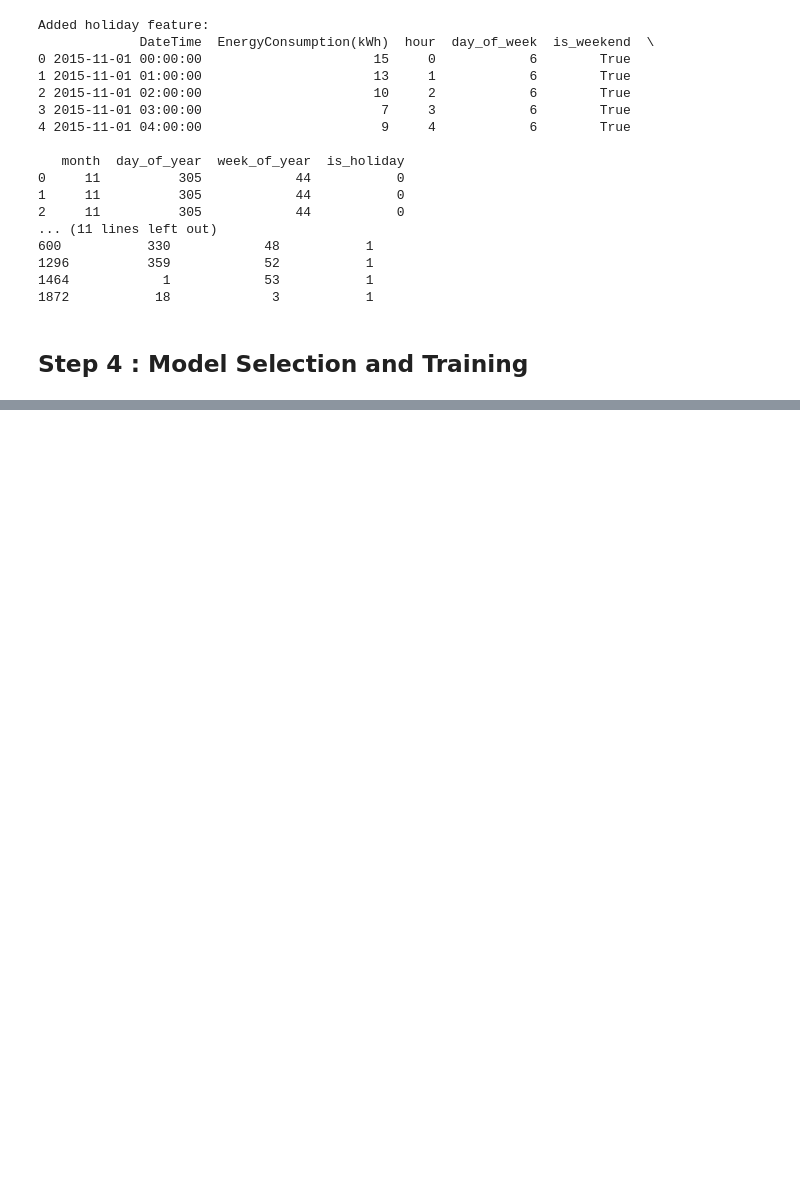
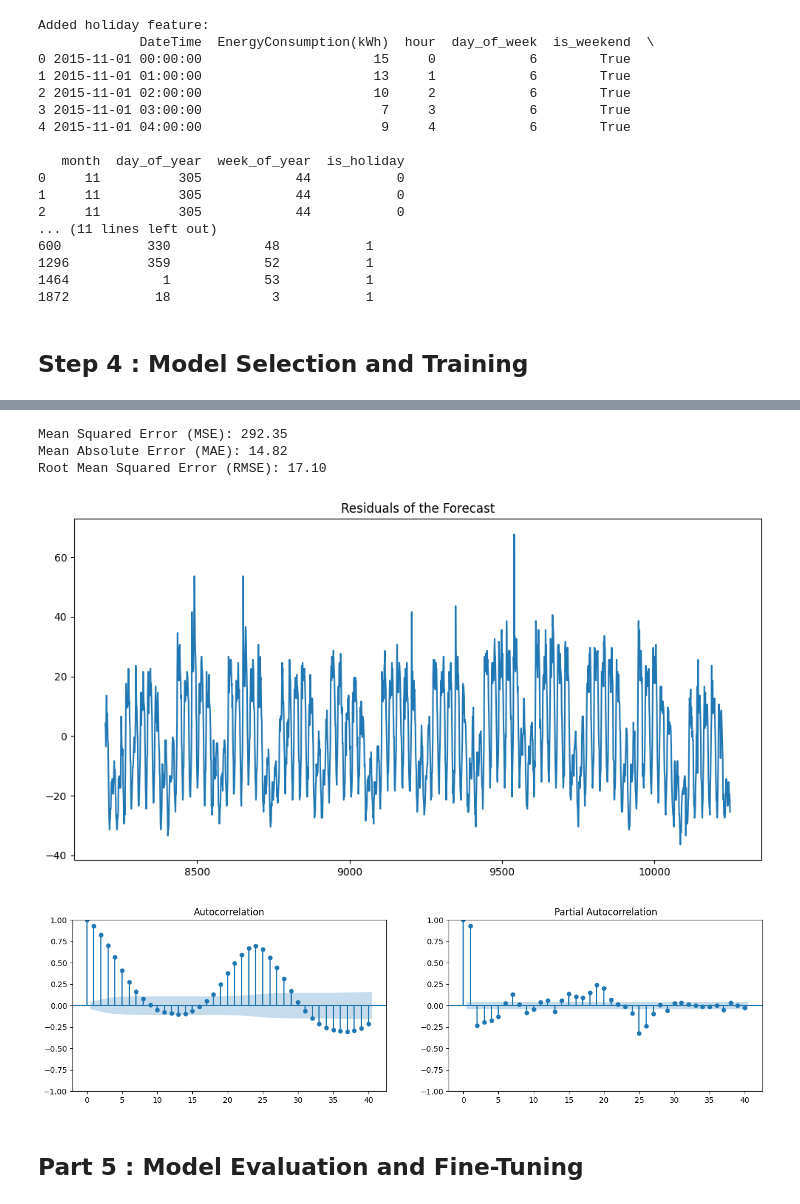
Before and after one commit to Adel2411/energy-consumption-prediction, a Jupyter notebook: energy_forecaster.ipynb, the cells around one changed output, grey strips where cells are left out. Cells and saved outputs as stored; diff of their text form; code cells hidden in the pictures; blank space fills up the shorter version.

Commit message:
finished All Parts and submited 3rd try

```diff
--- a/energy_forecaster.ipynb
+++ b/energy_forecaster.ipynb
@@ -465,0 +608,28 @@ Added holiday feature:
+# %%
+
+# Calculate performance metrics
+mse = mean_squared_error(val_df['EnergyConsumption(kWh)'], forecast)
+mae = mean_absolute_error(val_df['EnergyConsumption(kWh)'], forecast)
+rmse = np.sqrt(mse)
+
+print(f'Mean Squared Error (MSE): {mse:.2f}')
+print(f'Mean Absolute Error (MAE): {mae:.2f}')
+print(f'Root Mean Squared Error (RMSE): {rmse:.2f}')
+
+# Plot the residuals of the forecast
+forecast_residuals = val_df['EnergyConsumption(kWh)'] - forecast
+plt.figure(figsize=(12, 6))
+plt.plot(forecast_residuals)
+plt.title('Residuals of the Forecast')
+plt.show()
+
+# Plot the ACF and PACF of the forecast residuals to check for any patterns
+plot_acf_pacf(forecast_residuals)
+# %% [output]
+Mean Squared Error (MSE): 292.35
+Mean Absolute Error (MAE): 14.82
+Root Mean Squared Error (RMSE): 17.10
+[figure, added]
+[figure, added]
+# %% [markdown]
+## Part 5 : Model Evaluation and Fine-Tuning
```
Also changed, not shown: parts of 14 cells of this notebook, 4 other files.
